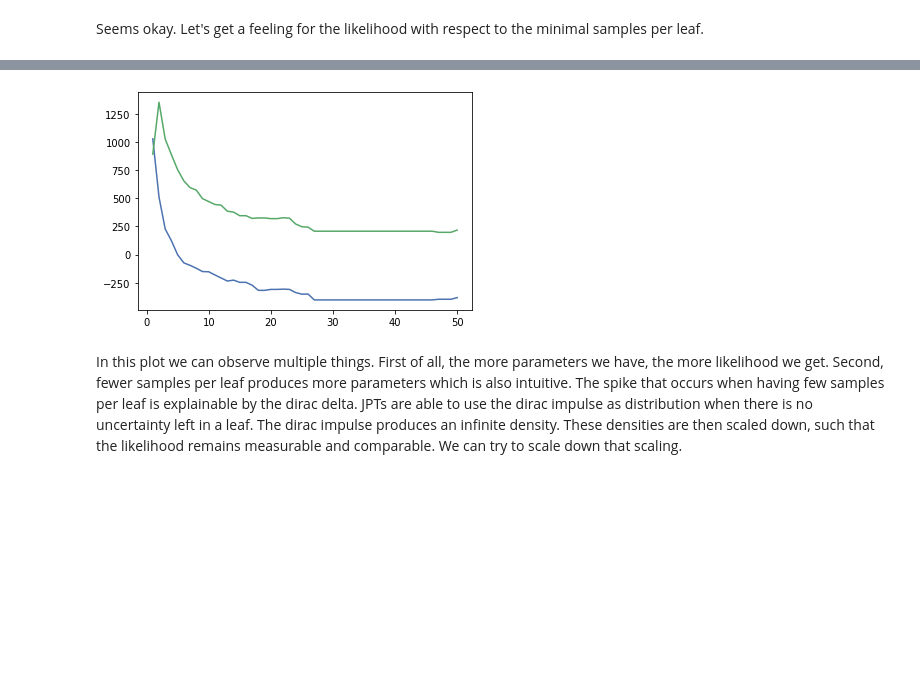
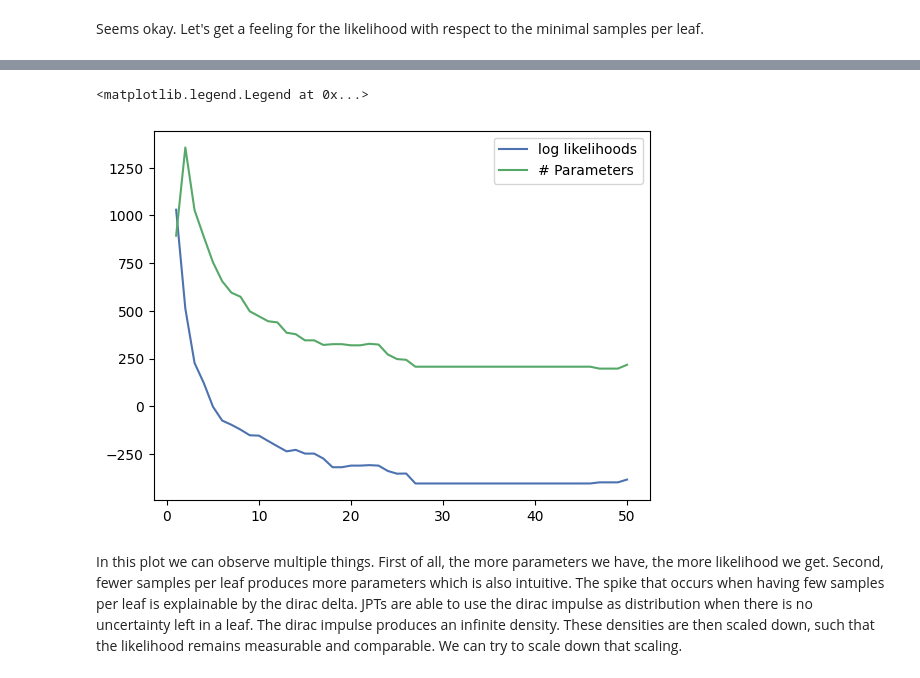
Before and after one commit to joint-probability-trees/jpt-dev, a Jupyter notebook: examples/tutorial_iris.ipynb, the cells around one changed output, grey strips where cells are left out. Saved outputs shown, nothing was run; the diff lists cells and outputs as text; code cells hidden in the pictures; blank space fills up the shorter version.

Commit message:
Added: legend to iris notebook.

```diff
--- a/examples/tutorial_iris.ipynb
+++ b/examples/tutorial_iris.ipynb
@@ -61,6 +71,7 @@ for i in range(1,51):
     log_likelihoods[i-1] = np.sum(np.log(likelihood))
     number_of_parameters[i-1] = model.number_of_parameters()
 
-plt.plot(range(1,51), log_likelihoods)
-plt.plot(range(1,51), number_of_parameters)
+plt.plot(range(1,51), log_likelihoods, label='log likelihoods')
+plt.plot(range(1,51), number_of_parameters, label='# Parameters')
+plt.legend()
 # %% [output]
@@ -68,4 +95,5 @@ plt.plot(range(1,51), number_of_parameters)
+<matplotlib.legend.Legend at 0x...>
-[figure, old version]
+[figure, new version]
 # %% [markdown]
 In this plot we can observe multiple things. First of all, the more parameters we have, the more likelihood we get. Second, fewer samples per leaf produces more parameters which is also intuitive.
 The spike that occurs when having few samples per leaf is explainable by the dirac delta. JPTs are able to use the dirac impulse as distribution when there is no uncertainty left in a leaf. The dirac impulse produces an infinite density. These densities are then scaled down, such that the likelihood remains measurable and comparable.
```
Also changed, not shown: parts of 5 cells of this notebook.
